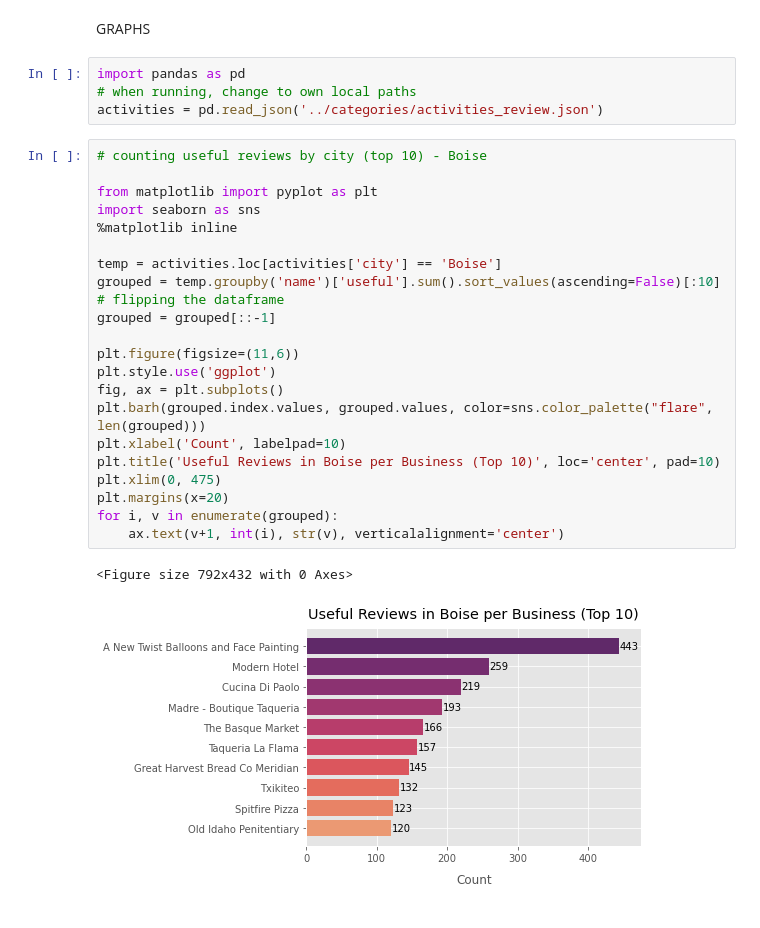
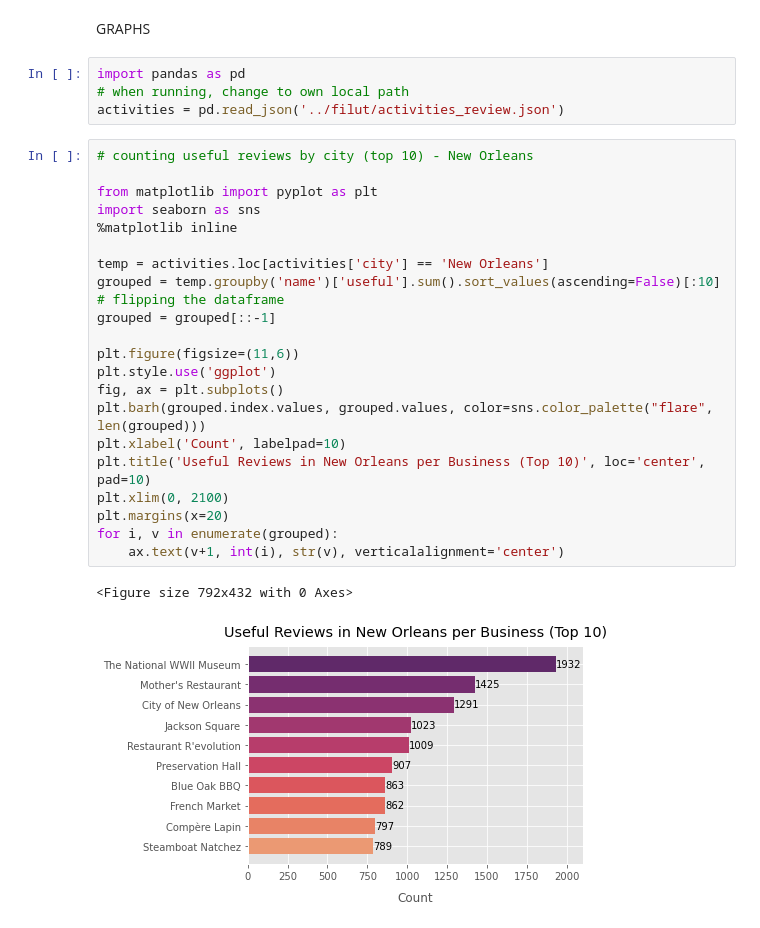
Before and after one commit to suvithkl/IntroDS-miniproject, a Jupyter notebook: app/visualisations.ipynb, the cells around one changed output. Drawn from its saved outputs; the diff is of its cells as text.

Commit message:
graphs

```diff
--- a/app/visualisations.ipynb
+++ b/app/visualisations.ipynb
@@ -112,30 +112,30 @@ generate_wordcloud(stores)
 GRAPHS
 # %%
 import pandas as pd
-# when running, change to own local paths
-activities = pd.read_json('../categories/activities_review.json')
+# when running, change to own local path
+activities = pd.read_json('../filut/activities_review.json')
 # %%
-# counting useful reviews by city (top 10) - Boise
+# counting useful reviews by city (top 10) - New Orleans
 
 from matplotlib import pyplot as plt
 import seaborn as sns
 %matplotlib inline
 
-temp = activities.loc[activities['city'] == 'Boise']
+temp = activities.loc[activities['city'] == 'New Orleans']
 grouped = temp.groupby('name')['useful'].sum().sort_values(ascending=False)[:10]
 # flipping the dataframe
 grouped = grouped[::-1]
 
 plt.figure(figsize=(11,6))
 plt.style.use('ggplot')
 fig, ax = plt.subplots()
 plt.barh(grouped.index.values, grouped.values, color=sns.color_palette("flare", len(grouped)))
 plt.xlabel('Count', labelpad=10)
-plt.title('Useful Reviews in Boise per Business (Top 10)', loc='center', pad=10)
-plt.xlim(0, 475)
+plt.title('Useful Reviews in New Orleans per Business (Top 10)', loc='center', pad=10)
+plt.xlim(0, 2100)
 plt.margins(x=20)
 for i, v in enumerate(grouped):
     ax.text(v+1, int(i), str(v), verticalalignment='center')
 # %% [output]
 <Figure size 792x432 with 0 Axes>
-[figure, old version]
+[figure, new version]
```
Also changed, not shown: parts of 3 cells of this notebook, 2 other files.
